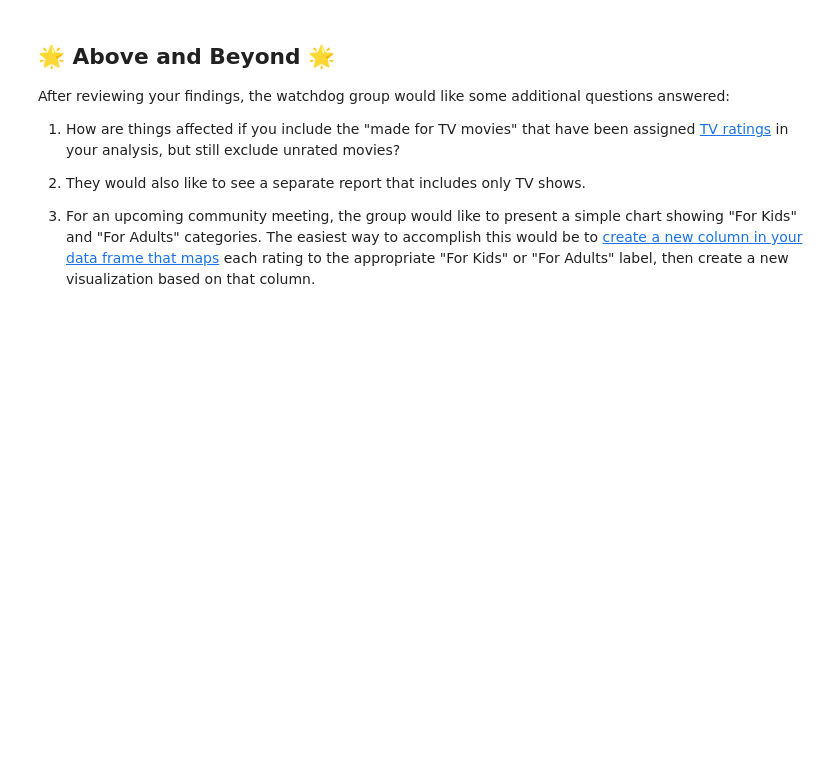
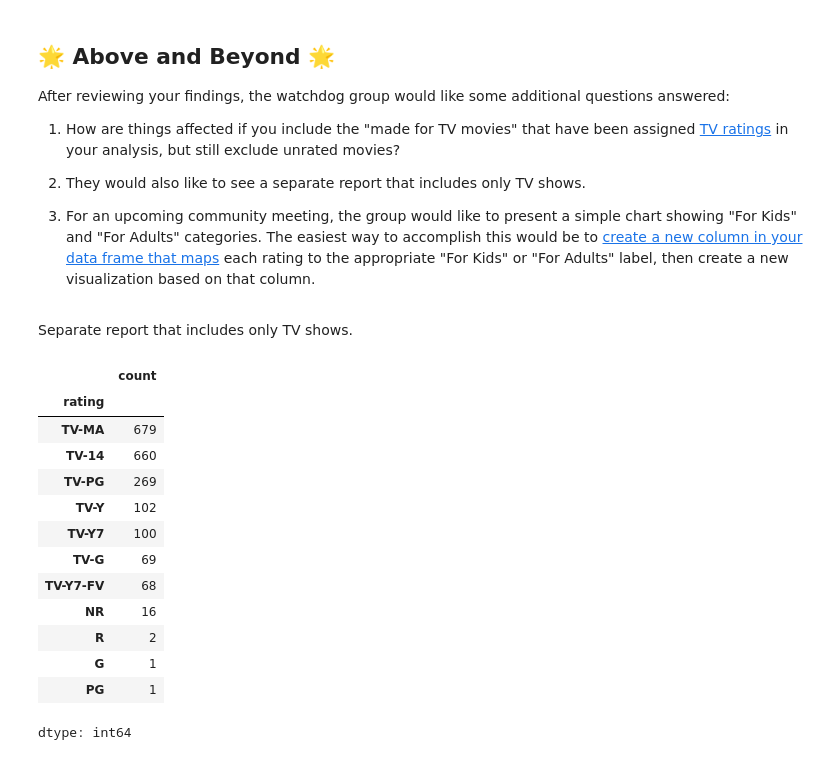
Before and after one commit to nestorbyui/google_colab_byui, a Jupyter notebook: notebooks/Exploration_01.ipynb, the cells around one changed output. Saved outputs shown, nothing was run; the diff lists cells and outputs as text; code cells hidden in the pictures; blank space fills up the shorter version.

```diff
--- a/notebooks/Exploration_01.ipynb
+++ b/notebooks/Exploration_01.ipynb
@@ -307,3 +307,23 @@ After reviewing your findings, the watchdog group would like some additional que
 
 3. For an upcoming community meeting, the group would like to present a simple
 chart showing "For Kids" and "For Adults" categories. The easiest way to accomplish this would be to [create a new column in your data frame that maps](https://pandas.pydata.org/docs/getting_started/intro_tutorials/10_text_data.html) each rating to the appropriate "For Kids" or "For Adults" label, then create a new visualization based on that column.
+# %% [markdown]
+Separate report that includes only TV shows.
+# %%
+netflix_titles_tv_shows = netflix_titles[netflix_titles["type"] == "TV Show"]
+netflix_titles_tv_shows["rating"].value_counts()
+# %% [output]
+|  | count |
+| rating |  |
+| TV-MA | 679 |
+| TV-14 | 660 |
+| TV-PG | 269 |
+| TV-Y | 102 |
+| TV-Y7 | 100 |
+| TV-G | 69 |
+| TV-Y7-FV | 68 |
+| NR | 16 |
+| R | 2 |
+| G | 1 |
+| PG | 1 |
+dtype: int64
```
Also changed, not shown: parts of 2 cells of this notebook.
